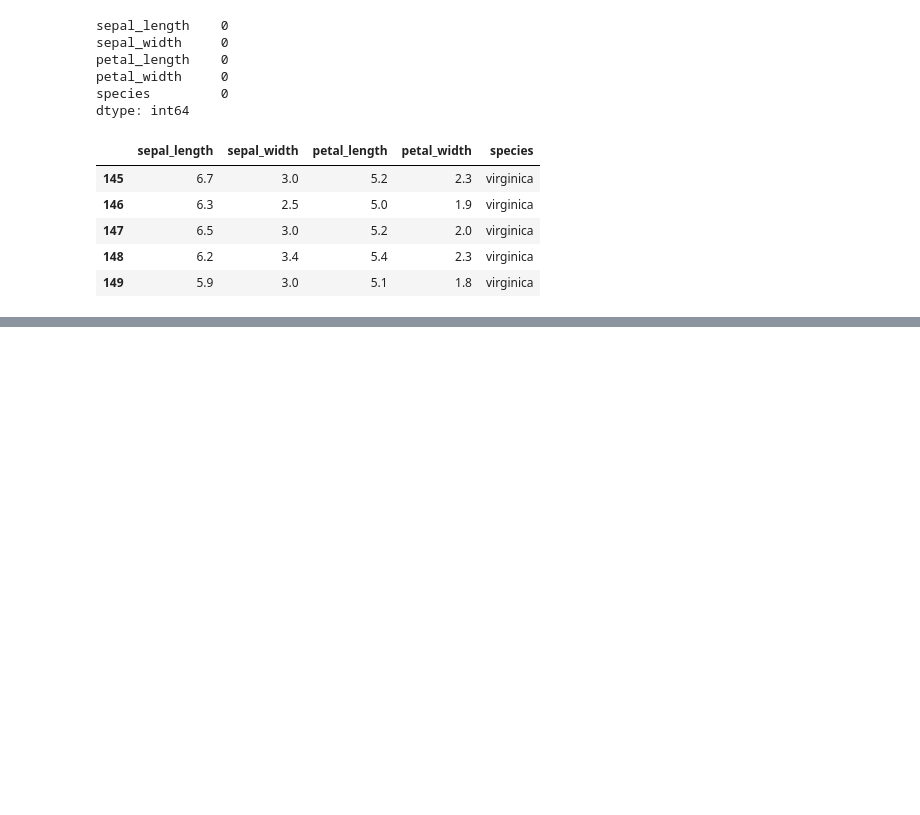
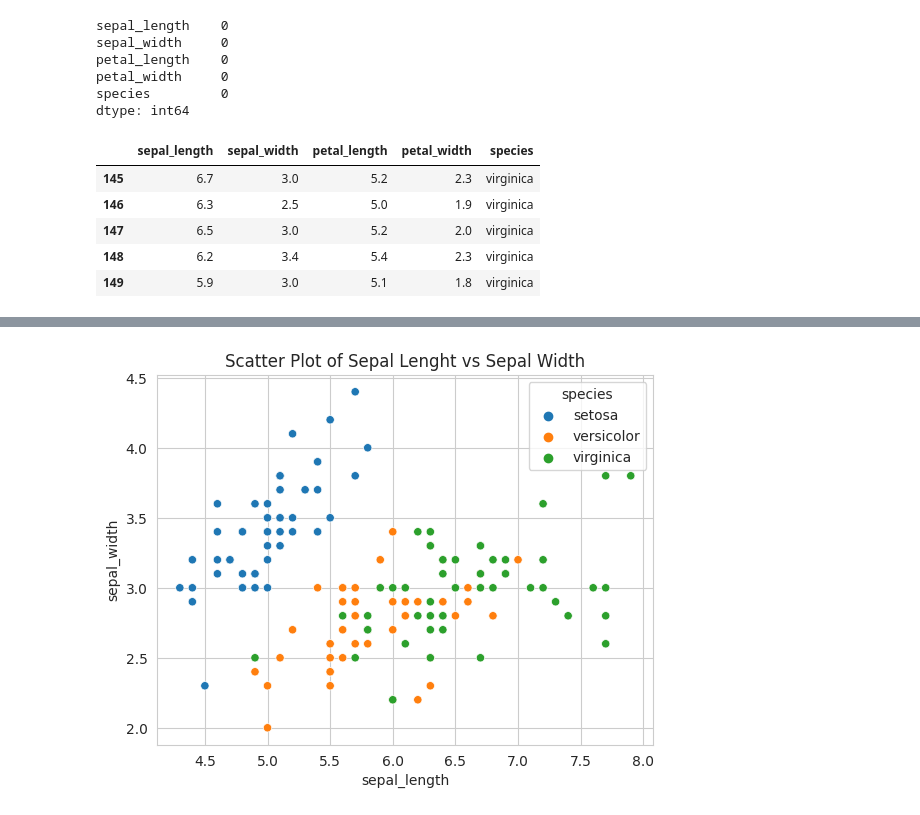
Before and after one commit to chaidosa/100-days-of-DS, a Jupyter notebook: Day_1_to_5.ipynb, the cells around one changed output, grey strips where cells are left out. Drawn from its saved outputs; the diff is of its cells as text; code cells hidden in the pictures; blank space fills up the shorter version.

```diff
--- a/Day_1_to_5.ipynb
+++ b/Day_1_to_5.ipynb
@@ -226,0 +284,8 @@ iris_df.tail()
+# %%
+#Scatter plot of sepal length vs sepal width with color coding
+sns.set_style('whitegrid')
+sns.scatterplot(x='sepal_length', y='sepal_width', hue = 'species', data=df)
+plt.title('Scatter Plot of Sepal Lenght vs Sepal Width')
+plt.show()
+# %% [output]
+[figure, added]
```
Also changed, not shown: parts of 13 cells of this notebook.
